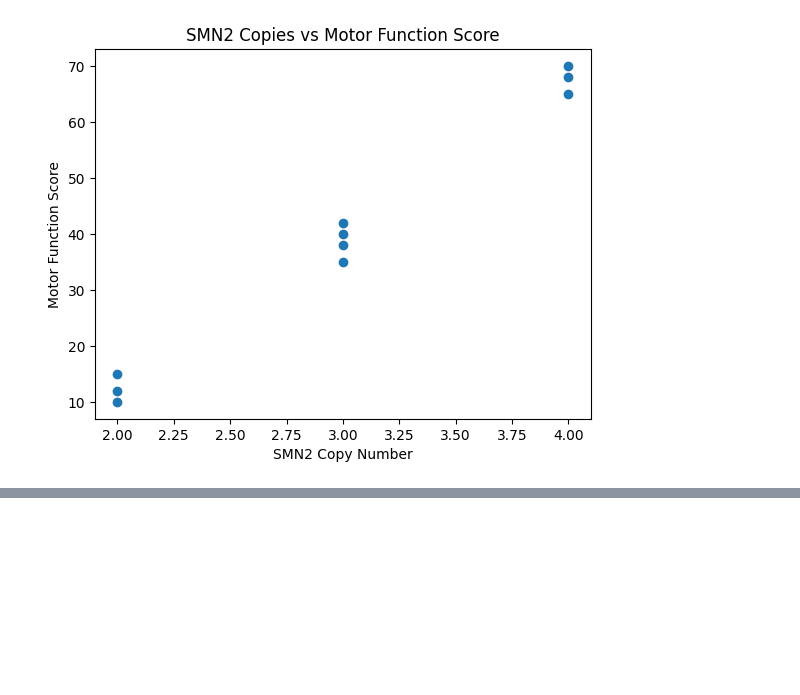
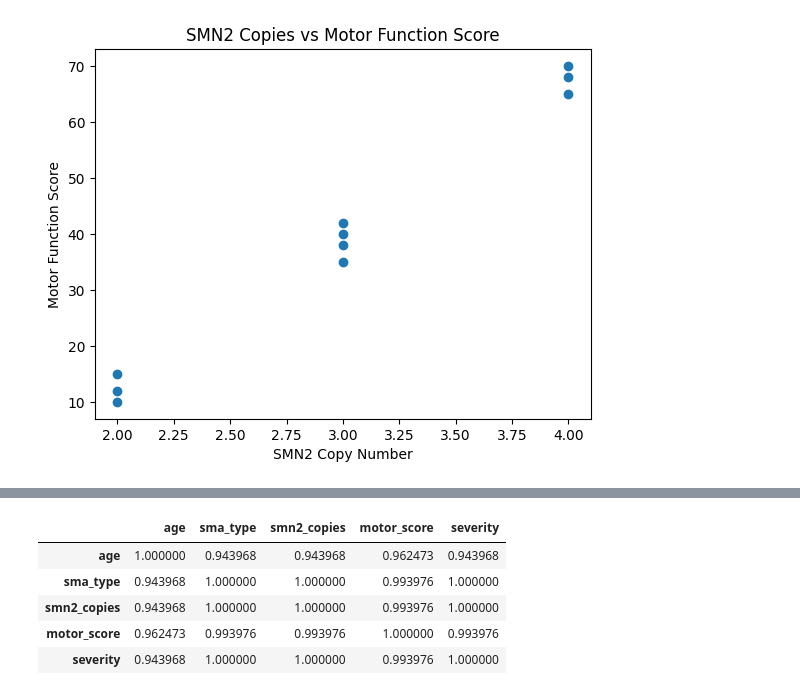
Before and after one commit to Kisara00555/sma-data-science, a Jupyter notebook: notebooks/01_sma_background_and_data_overview.ipynb, the cells around one changed output, grey strips where cells are left out. Saved outputs shown, nothing was run; the diff lists cells and outputs as text; code cells hidden in the pictures; blank space fills up the shorter version.

```diff
--- a/notebooks/01_sma_background_and_data_overview.ipynb
+++ b/notebooks/01_sma_background_and_data_overview.ipynb
@@ -321,0 +351,11 @@ plt.show()
+# %%
+## Correlation Matrix
+corr_matrix = df_corr.corr()
+corr_matrix
+# %% [output]
+|  | age | sma_type | smn2_copies | motor_score | severity |
+| age | 1.000000 | 0.943968 | 0.943968 | 0.962473 | 0.943968 |
+| sma_type | 0.943968 | 1.000000 | 1.000000 | 0.993976 | 1.000000 |
+| smn2_copies | 0.943968 | 1.000000 | 1.000000 | 0.993976 | 1.000000 |
+| motor_score | 0.962473 | 0.993976 | 0.993976 | 1.000000 | 0.993976 |
+| severity | 0.943968 | 1.000000 | 1.000000 | 0.993976 | 1.000000 |
```
Also changed, not shown: parts of 5 cells of this notebook, 1 other file.
